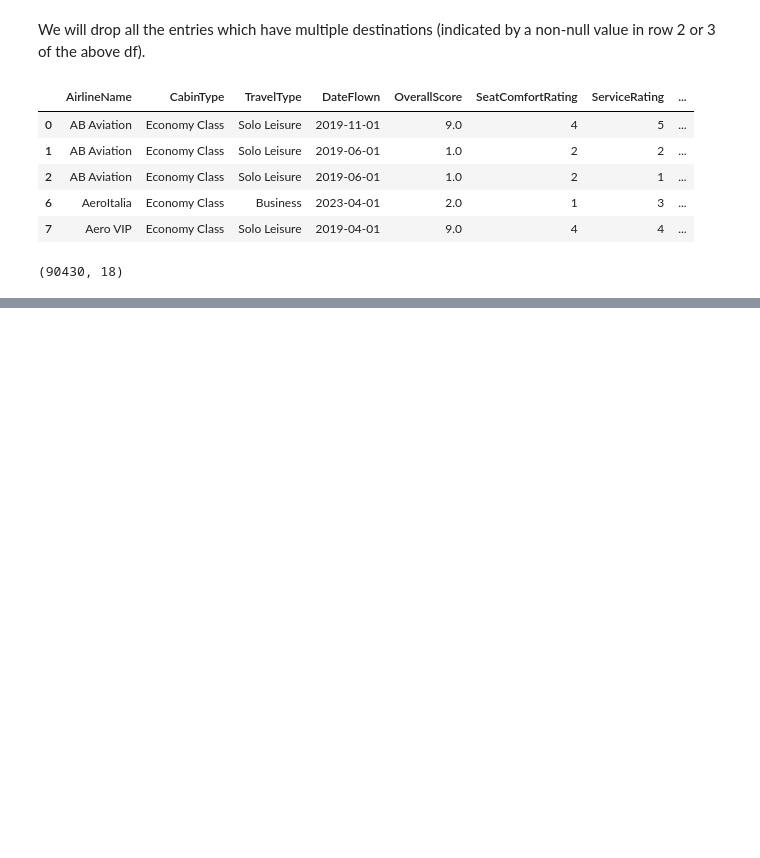
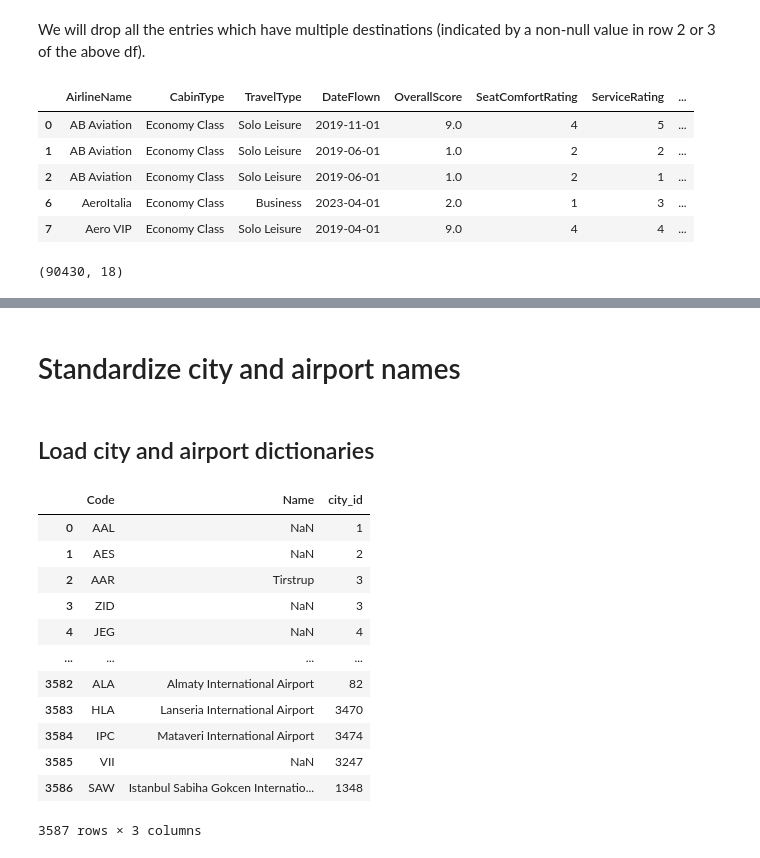
Before and after one commit to paulabondoc/airline-ratings-data-project, a Jupyter notebook: Script1 - Data_cleaning.ipynb, the cells around one changed output, grey strips where cells are left out. Drawn from its saved outputs; the diff is of its cells as text; code cells hidden in the pictures; blank space fills up the shorter version.

```diff
--- a/Script1 - Data_cleaning.ipynb
+++ b/Script1 - Data_cleaning.ipynb
@@ -903,0 +941,21 @@ dataset_origin_destination.drop(columns='NewRoute', inplace=True)
+# %% [markdown]
+# Standardize city and airport names
+# %% [markdown]
+## Load city and airport dictionaries
+# %%
+airports = pd.read_excel('Data dict - airport_codes_and_city_id.xlsx')
+airports
+# %% [output]
+|  | Code | Name | city_id |
+| 0 | AAL | NaN | 1 |
+| 1 | AES | NaN | 2 |
+| 2 | AAR | Tirstrup | 3 |
+| 3 | ZID | NaN | 3 |
+| 4 | JEG | NaN | 4 |
+| ... | ... | ... | ... |
+| 3582 | ALA | Almaty International Airport | 82 |
+| 3583 | HLA | Lanseria International Airport | 3470 |
+| 3584 | IPC | Mataveri International Airport | 3474 |
+| 3585 | VII | NaN | 3247 |
+| 3586 | SAW | Istanbul Sabiha Gokcen Internatio... | 1348 |
+3587 rows × 3 columns
```
Also changed, not shown: parts of 13 cells of this notebook.
